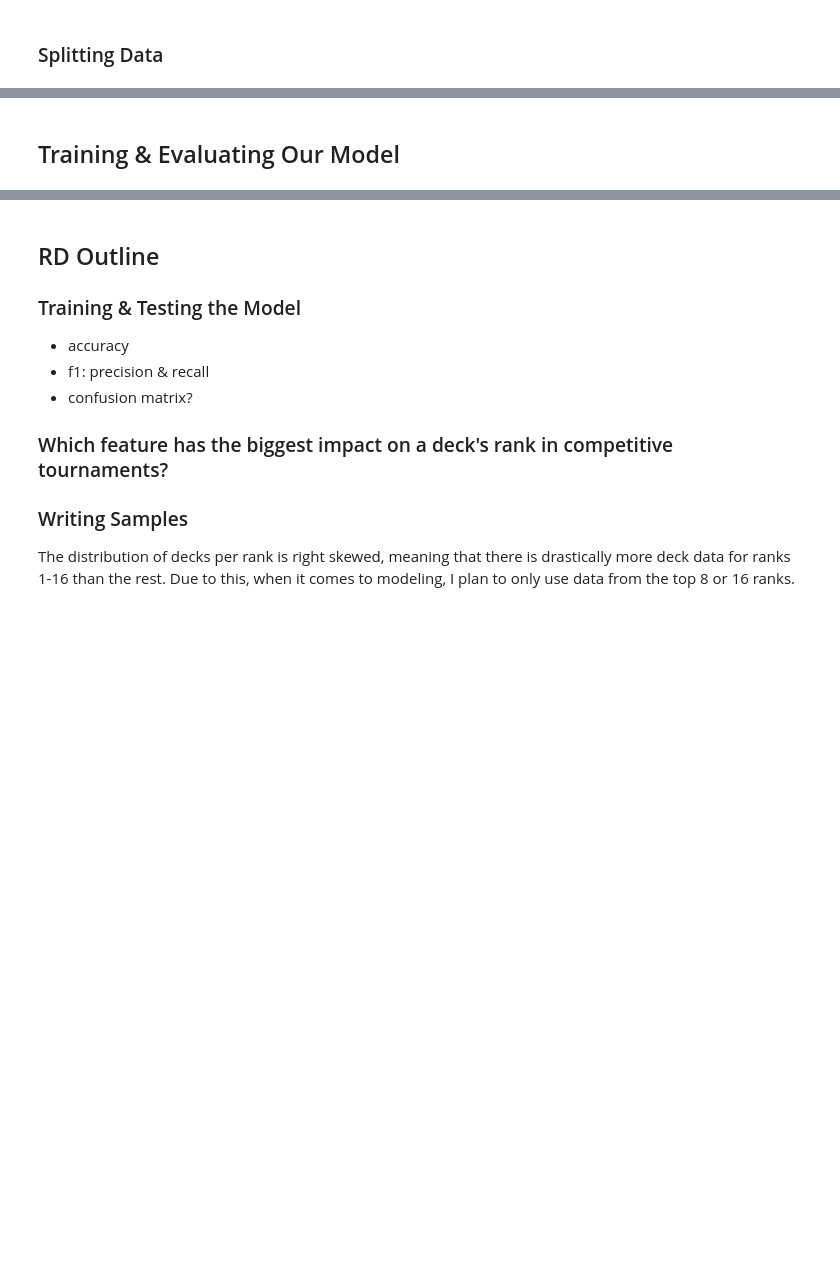
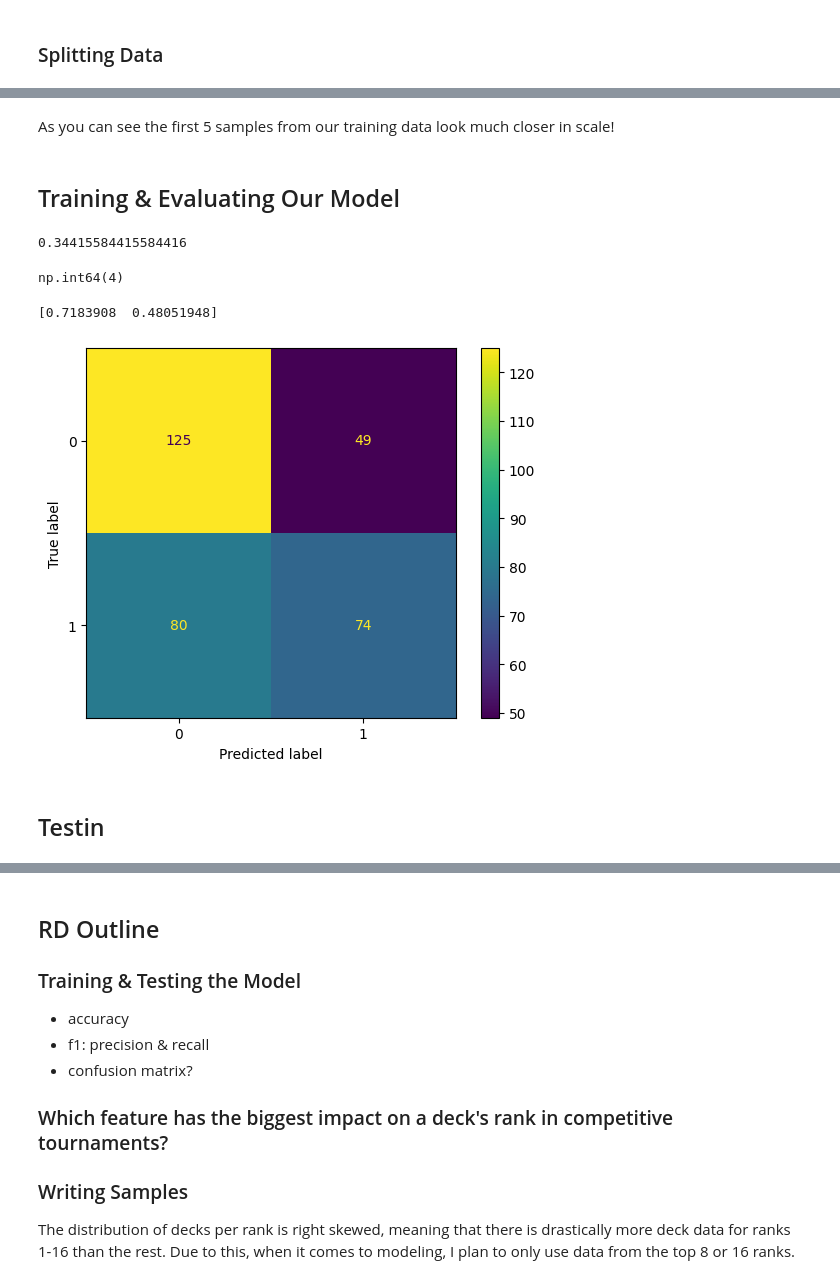
Before and after one commit to abbyortego/cmps-6790-final-tutorial, a Jupyter notebook: Final.ipynb, the cells around one changed output, grey strips where cells are left out. Drawn from its saved outputs; the diff is of its cells as text; code cells hidden in the pictures; blank space fills up the shorter version.

```diff
--- a/Final.ipynb
+++ b/Final.ipynb
@@ -1068,0 +1124,8 @@ Now that are dataset has been constructed with the relevant features, we can spl
+# %%
+scaler = StandardScaler().fit(X_train)      # set up scaler with training data
+
+# transform train and test set
+X_train_sc = scaler.transform(X_train)
+X_test_sc = scaler.transform(X_test)
+
+display(X_train_sc[:5])
@@ -1069,2 +1143,28 @@ Now that are dataset has been constructed with the relevant features, we can spl
+# %% [markdown]
+As you can see the first 5 samples from our training data look much closer in scale!
 # %% [markdown]
 ## Training & Evaluating Our Model
+# %%
+clf = LogisticRegression().fit(X_train_sc, y_train)
+y_pred = clf.predict(X_train_sc)
+# %%
+len(np.where(y_train == y_pred)[0])/len(X_train_sc)
+# %% [output]
+0.34415584415584416
+# %%
+np.argmax(clf.coef_[:, 0])
+# %% [output]
+np.int64(4)
+# %%
+from sklearn.metrics import confusion_matrix, ConfusionMatrixDisplay, precision_score, recall_score
+
+cm = confusion_matrix(y_train, y_pred)
+disp = ConfusionMatrixDisplay(confusion_matrix=cm)
+disp.plot()
+
+print(recall_score(y_train, y_pred, average=None))
+# %% [output]
+[0.7183908  0.48051948]
+[figure, added]
+# %% [markdown]
+## Testin
```
Also changed, not shown: parts of 25 cells of this notebook.
